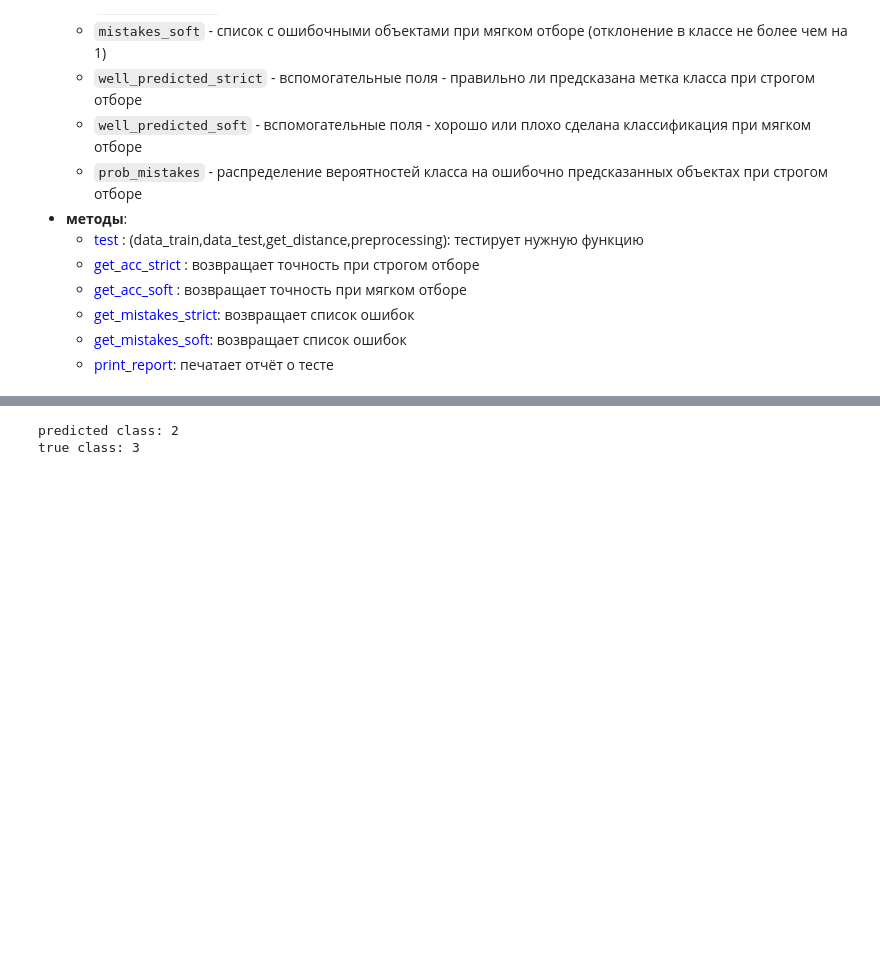
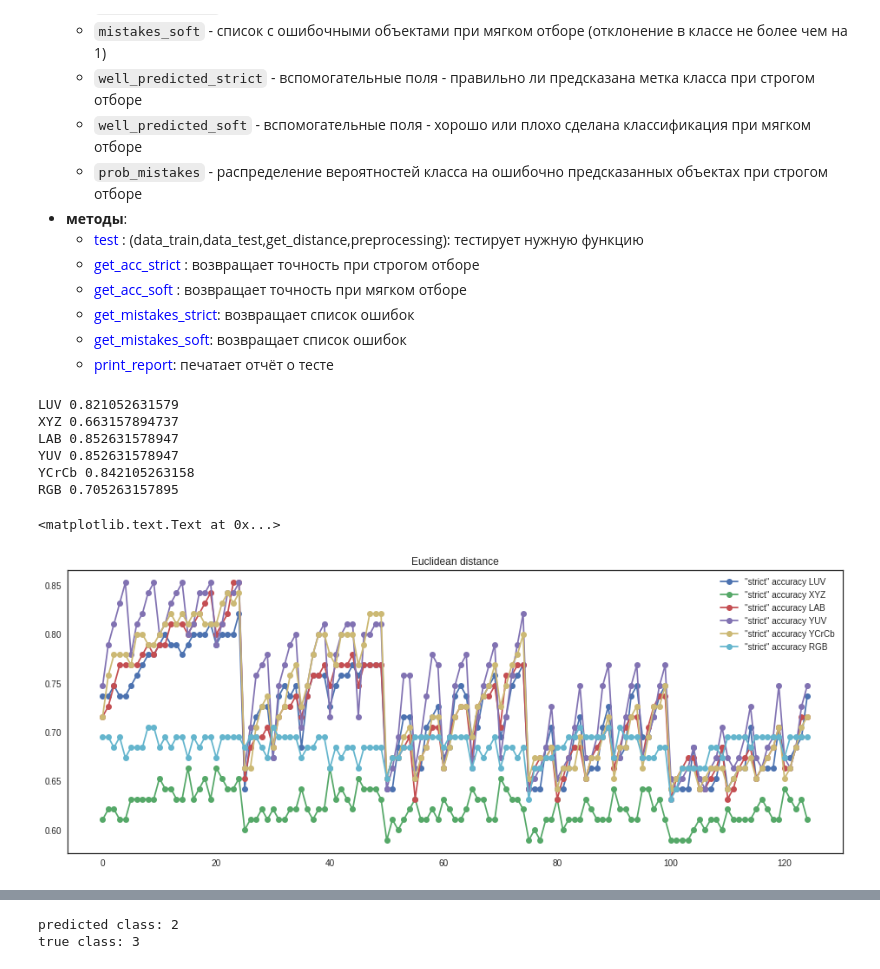
Before and after one commit to lysukhin/urinalysis, a Jupyter notebook: scripts/notebooks/OneNearestNeighbour_tune.ipynb, the cells around one changed output, grey strips where cells are left out. Cells and saved outputs as stored; diff of their text form; code cells hidden in the pictures; blank space fills up the shorter version.

```diff
--- a/scripts/notebooks/OneNearestNeighbour_tune.ipynb
+++ b/scripts/notebooks/OneNearestNeighbour_tune.ipynb
@@ -108,19 +108,31 @@ def plot_all_images():
 - медианные значения по каналам LAB
 - некоторые алгоритмы предобработки тестовых и обучающих изображений - Гауссовы фильтры, бокс-фильтры
 # %%
- def get_distance(img1,img2):
 
-        point1 = np.mean(img1,axis=(0,1))
-        point2 = np.mean(img2,axis=(0,1))
-        d = 0.
-        for i in xrange(point1.shape[0]):
-            d += (point1[i] - point2[i])**2
-        return np.sqrt(d)
+def wise_mean(img):
+    means = np.zeros(3)
+    for i in xrange(3):
+        channel = img[:,:,i]
+        p95 = np.percentile(channel,100)
+        p5 = np.percentile(channel,0)
+        means[i] = np.mean(channel[(channel>=p5)&(channel<=p95)])
+    return means
+
+
+def get_distance(img1,img2):
+
+    point1 = wise_mean(img1)
+    point2 = wise_mean(img2)
+    d = 0.
+    for i in xrange(point1.shape[0]):
+        d += (point1[i] - point2[i])**2
+
+    return np.sqrt(d)
 
 def get_manhattan_distance(img1,img2):
 
-    point1 = np.mean(img1,axis=(0,1))
-    point2 = np.mean(img2,axis=(0,1))
+    point1 = wise_mean(img1)
+    point2 = wise_mean(img2)
     d = 0.
 
     for i in xrange(point1.shape[0]):
@@ -140,5 +152,3 @@ def get_frobenius_distance(img1,img2):
 
 
     return np.linalg.norm(img1-img2)
-
-def get_hsv
@@ -169,0 +170,2 @@ tester.test(data_train=data_train,data_test=data_test,
+# %%
+img = data_train['BLO']['illum_1']['3']
@@ -170,3 +235,19 @@ tester.test(data_train=data_train,data_test=data_test,
+# %%
+plt.figure(figsize=(16,6))
+for space,strict_accs in space_vs_strictacc.iteritems():
+    plt.plot(strict_accs,'o-',label='"strict" accuracy {}'.format(space))
+    print space,np.max(strict_accs)
+plt.legend(loc='best')
+plt.title('Euclidean distance')
+# %% [output]
+LUV 0.821052631579
+XYZ 0.663157894737
+LAB 0.852631578947
+YUV 0.852631578947
+YCrCb 0.842105263158
+RGB 0.705263157895
+<matplotlib.text.Text at 0x...>
+[figure, added]
 # %%
 tester.print_report()
 # %% [output]
```
Also changed, not shown: parts of 11 cells of this notebook.
